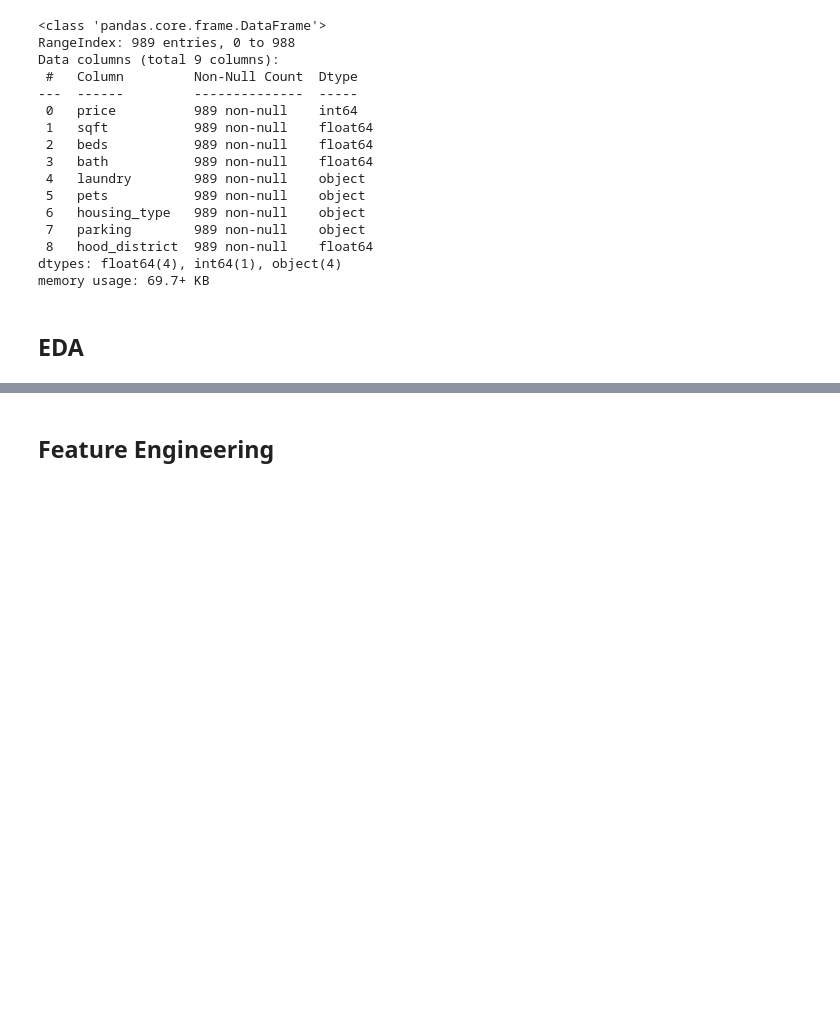
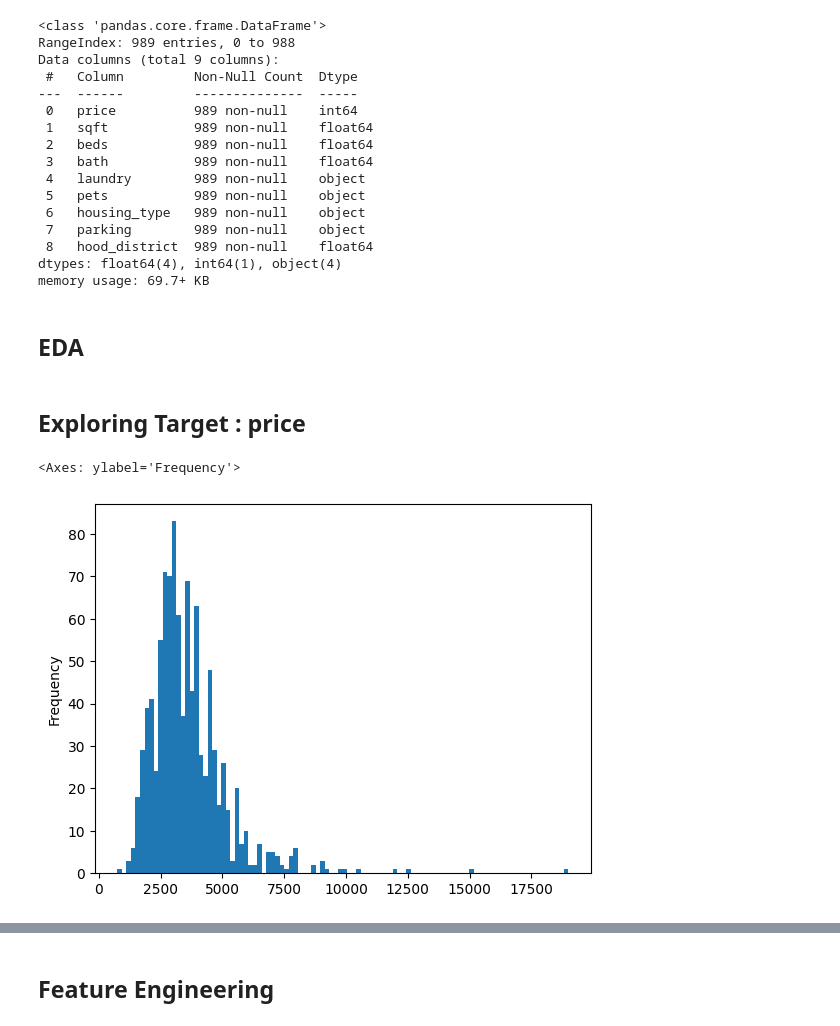
Before and after one commit to Proftg/SAN-FRANCISCO-RENT-PRICES, a Jupyter notebook: regression_modelling_project.ipynb, the cells around one changed output, grey strips where cells are left out. Drawn from its saved outputs; the diff is of its cells as text; code cells hidden in the pictures; blank space fills up the shorter version.

```diff
--- a/regression_modelling_project.ipynb
+++ b/regression_modelling_project.ipynb
@@ -32,6 +32,6 @@ from sklearn.model_selection import KFold
 from sklearn.metrics import r2_score as r2, mean_absolute_error as mae, mean_squared_error as mse
 
 # rentals_df = pd.read_csv("/home/tahar/project/Maven/Data Science in Python Regression/DataScienceinPythonRegression-230823-154628/Course Materials/Data/sf_clean.csv")
-rentals_df = pd.read_csv("../../../../../../../../Data/sf_clean.csv")
+rentals_df = pd.read_csv("Data/sf_clean.csv")
 rentals_df.head()
 # %% [output]
@@ -71,3 +76,10 @@ dtypes: float64(4), int64(1), object(4)
 memory usage: 69.7+ KB
 # %% [markdown]
 ## EDA
+# %% [markdown]
+## Exploring Target : price
+# %%
+rentals_df.price.plot.hist(bins=100)
+# %% [output]
+<Axes: ylabel='Frequency'>
+[figure, added]
```
Also changed, not shown: parts of 30 cells of this notebook.
